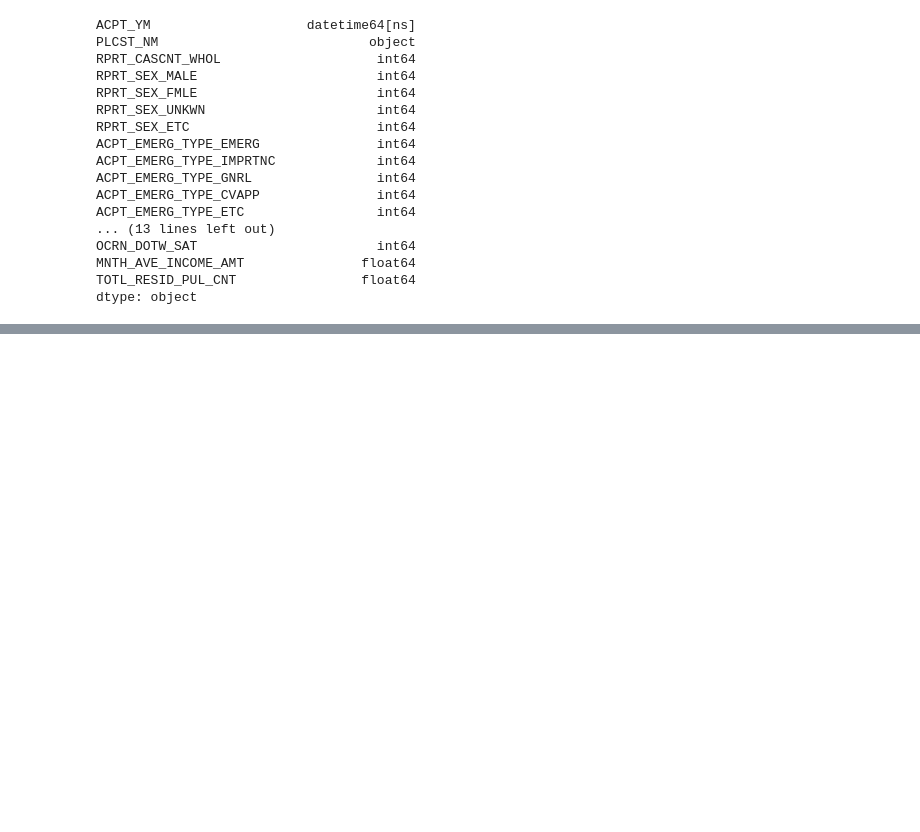
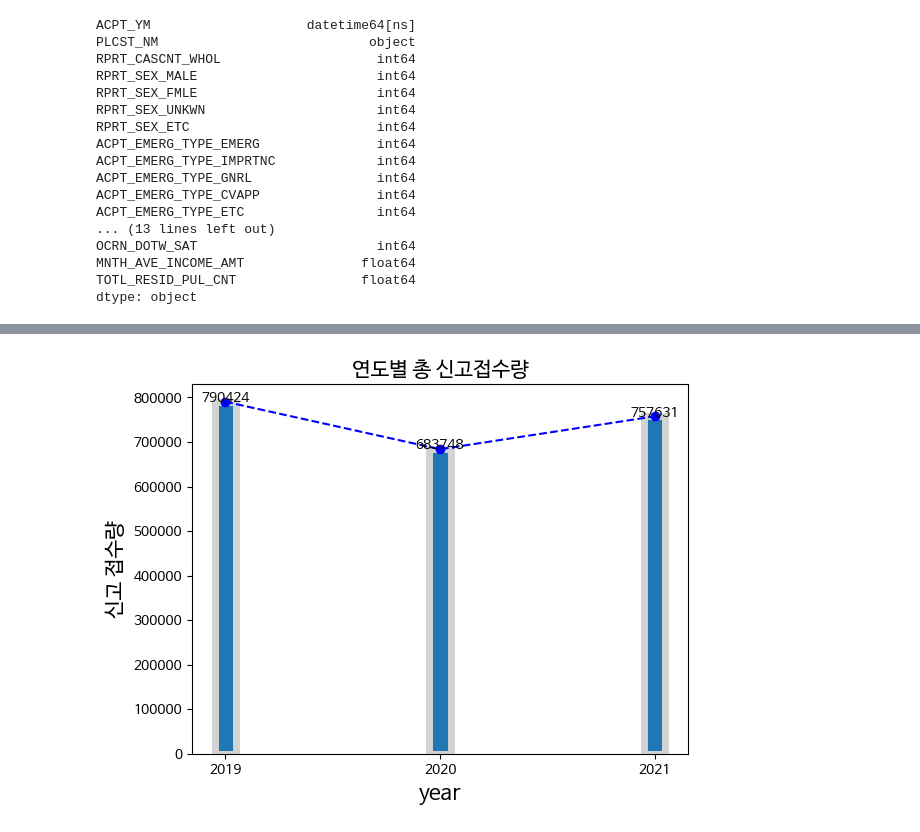
Before and after one commit to geun-hyoung/python-exploratory-data-analysis-police-data, a Jupyter notebook: Data_Clenaing&EDA.ipynb, the cells around one changed output, grey strips where cells are left out. Cells and saved outputs as stored; diff of their text form; code cells hidden in the pictures; blank space fills up the shorter version.

```diff
--- a/Data_Clenaing&EDA.ipynb
+++ b/Data_Clenaing&EDA.ipynb
@@ -147,0 +222,3 @@ PLCST_NM
+# %%
+x_df['Year'] = x_df['ACPT_YM'].dt.year
+x_df['Month'] = x_df['ACPT_YM'].dt.month
@@ -147,0 +235,4 @@ PLCST_NM
+# %%
+df_19 = x_df[x_df['Year'] == 2019]
+df_20 = x_df[x_df['Year'] == 2020]
+df_21 = x_df[x_df['Year'] == 2021]
@@ -147,0 +241,18 @@ PLCST_NM
+# %%
+# 연도, 달, 주
+year = x_df.Year.unique()
+month = x_df.Month.unique()
+
+week = ['OCRN_DOTW_SNDD', 'OCRN_DOTW_MON', 'OCRN_DOTW_TUE', 'OCRN_DOTW_WED',
+        'OCRN_DOTW_THU', 'OCRN_DOTW_FRI', 'OCRN_DOTW_SAT']
+
+hours_1 = ['OCRN_TIZN_0' + str(i) for i in range(0, 10)]
+hours_2 = ['OCRN_TIZN_' + str(i) for i in range(10, 24)]
+hours = hours_1 + hours_2
+
+time = [i for i in range(24)]
+# %%
+# 각 연도별 총 신고 접수량
+y = [df_19['RPRT_CASCNT_WHOL'].sum(),
+     df_20['RPRT_CASCNT_WHOL'].sum(),
+     df_21['RPRT_CASCNT_WHOL'].sum()]
@@ -147,0 +282,16 @@ PLCST_NM
+# %%
+plt.rc('font', family='NanumBarunGothic')
+plt.bar(year, y, align='center', edgecolor='lightgray', width = 0.1,
+        linewidth=5, tick_label=year)
+import matplotlib.pyplot as plt
+for i, v in enumerate(year):
+  plt.text(v, y[i], y[i], horizontalalignment = 'center')
+plt.rc('font', family='NanumBarunGothic')
+plt.title('연도별 총 신고접수량', fontsize = 15)
+plt.xlabel('year', fontsize = 15)
+plt.ylabel('신고 접수량', fontsize = 15)
+plt.plot(year, y, color='b',
+         linestyle='--', marker='o') ## 선 그래프 출력
+plt.show()
+# %% [output]
+[figure, added]
```
Also changed, not shown: parts of 27 cells of this notebook.
